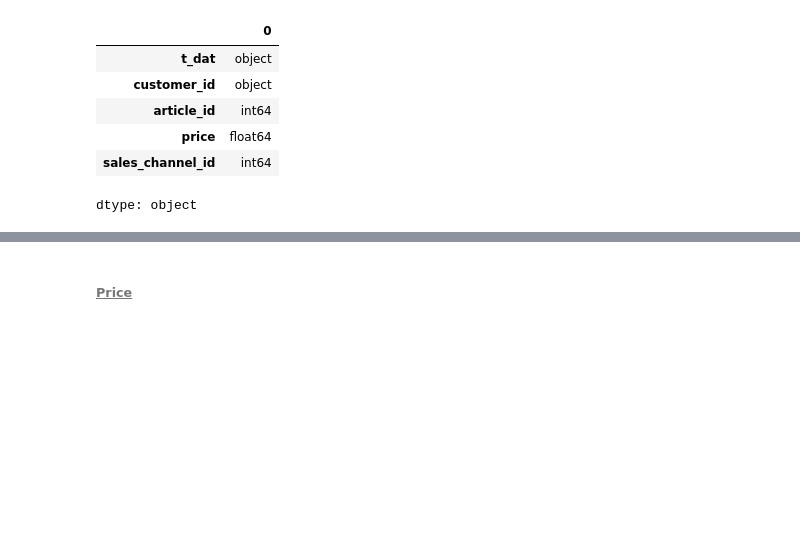
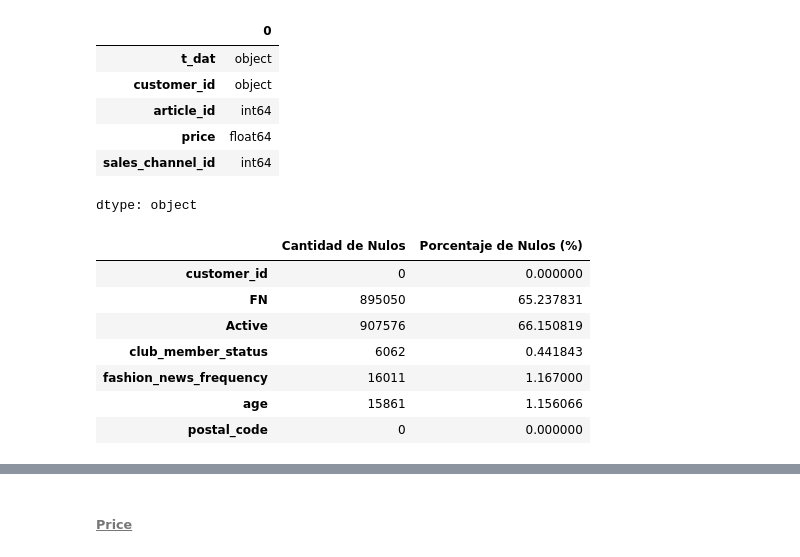
Before and after one commit to AndresPerelmuter/Time-Series---Recurrent-Neural-Networks, a Jupyter notebook: RNN.ipynb, the cells around one changed output, grey strips where cells are left out. Drawn from its saved outputs; the diff is of its cells as text; code cells hidden in the pictures; blank space fills up the shorter version.

```diff
--- a/RNN.ipynb
+++ b/RNN.ipynb
@@ -302,3 +283,14 @@ sampled_transactions = transactions.groupby(['year', 'month']).apply(sample_grou
 sampled_transactions = sampled_transactions.drop(columns=['year', 'month'])
 # %%
 transactions = sampled_transactions
+# %%
+contar_valores_nulos_con_porcentaje(customers)
+# %% [output]
+|  | Cantidad de Nulos | Porcentaje de Nulos (%) |
+| customer_id | 0 | 0.000000 |
+| FN | 895050 | 65.237831 |
+| Active | 907576 | 66.150819 |
+| club_member_status | 6062 | 0.441843 |
+| fashion_news_frequency | 16011 | 1.167000 |
+| age | 15861 | 1.156066 |
+| postal_code | 0 | 0.000000 |
```
Also changed, not shown: parts of 38 cells of this notebook.
